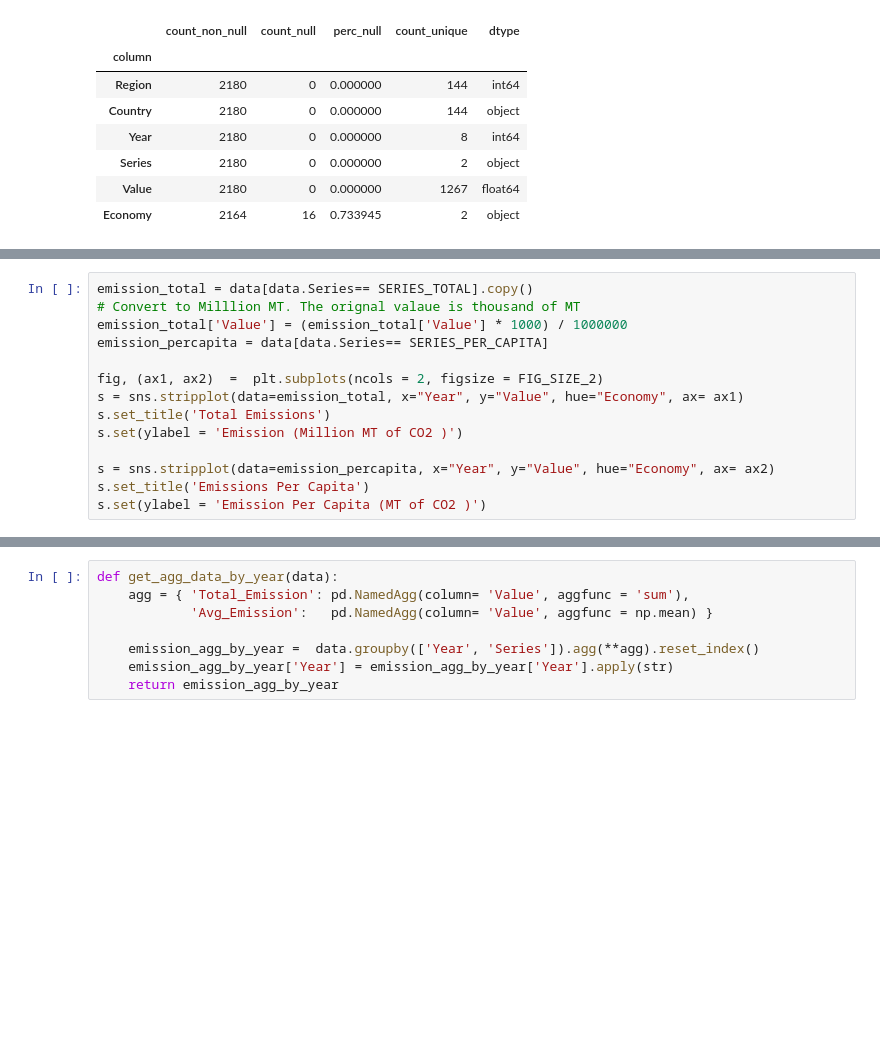
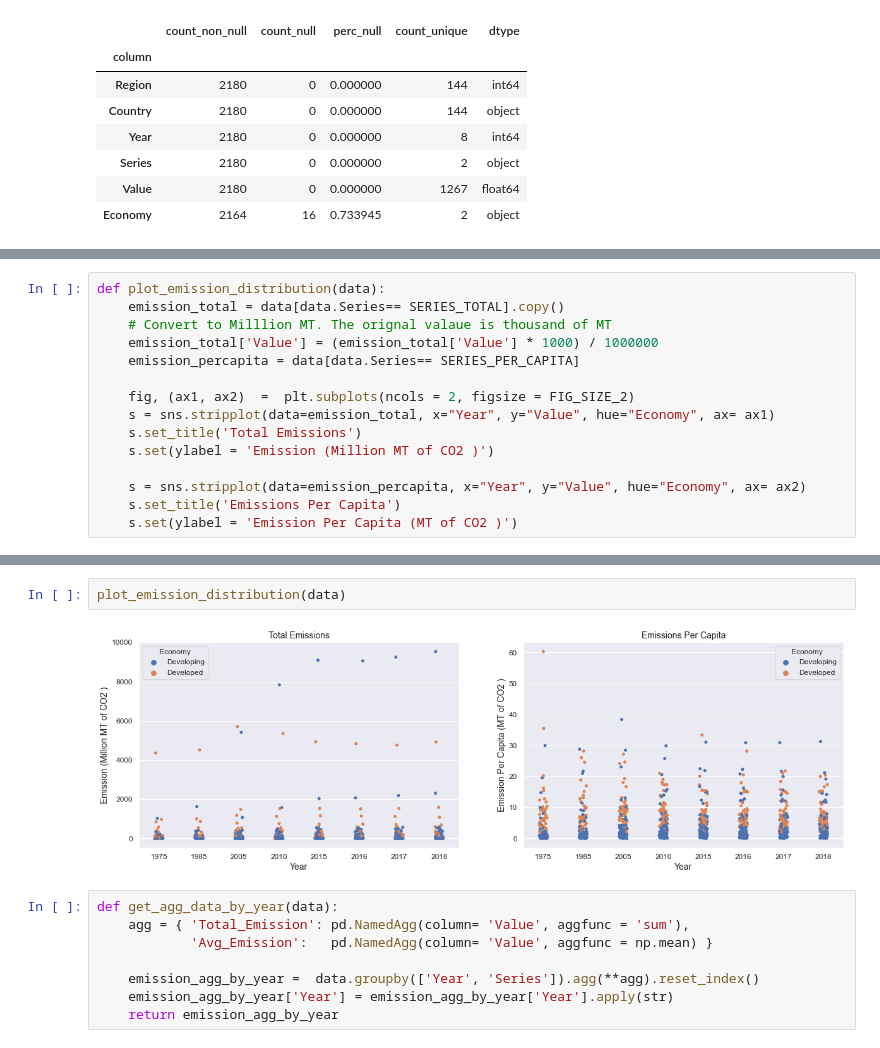
Before and after one commit to ajayrawatsap/MLTraining, a Jupyter notebook: co2_emission.ipynb, the cells around one changed output, grey strips where cells are left out. Drawn from its saved outputs; the diff is of its cells as text; blank space fills up the shorter version.

```diff
--- a/co2_emission.ipynb
+++ b/co2_emission.ipynb
@@ -85,14 +83,15 @@ column_properties(data)
 # %%
-emission_total = data[data.Series== SERIES_TOTAL].copy()
-# Convert to Milllion MT. The orignal valaue is thousand of MT
-emission_total['Value'] = (emission_total['Value'] * 1000) / 1000000
-emission_percapita = data[data.Series== SERIES_PER_CAPITA]
+def plot_emission_distribution(data):
+    emission_total = data[data.Series== SERIES_TOTAL].copy()
+    # Convert to Milllion MT. The orignal valaue is thousand of MT
+    emission_total['Value'] = (emission_total['Value'] * 1000) / 1000000
+    emission_percapita = data[data.Series== SERIES_PER_CAPITA]
 
-fig, (ax1, ax2)  =  plt.subplots(ncols = 2, figsize = FIG_SIZE_2)
-s = sns.stripplot(data=emission_total, x="Year", y="Value", hue="Economy", ax= ax1)
-s.set_title('Total Emissions')
-s.set(ylabel = 'Emission (Million MT of CO2 )')
+    fig, (ax1, ax2)  =  plt.subplots(ncols = 2, figsize = FIG_SIZE_2)
+    s = sns.stripplot(data=emission_total, x="Year", y="Value", hue="Economy", ax= ax1)
+    s.set_title('Total Emissions')
+    s.set(ylabel = 'Emission (Million MT of CO2 )')
 
-s = sns.stripplot(data=emission_percapita, x="Year", y="Value", hue="Economy", ax= ax2)
-s.set_title('Emissions Per Capita')
-s.set(ylabel = 'Emission Per Capita (MT of CO2 )')
+    s = sns.stripplot(data=emission_percapita, x="Year", y="Value", hue="Economy", ax= ax2)
+    s.set_title('Emissions Per Capita')
+    s.set(ylabel = 'Emission Per Capita (MT of CO2 )')
@@ -102,3 +105,7 @@ s.set(ylabel = 'Emission Per Capita (MT of CO2 )')
+# %%
+plot_emission_distribution(data)
+# %% [output]
+[figure, added]
 # %%
 def get_agg_data_by_year(data):
     agg = { 'Total_Emission': pd.NamedAgg(column= 'Value', aggfunc = 'sum'),
```
Also changed, not shown: parts of 12 cells of this notebook.
